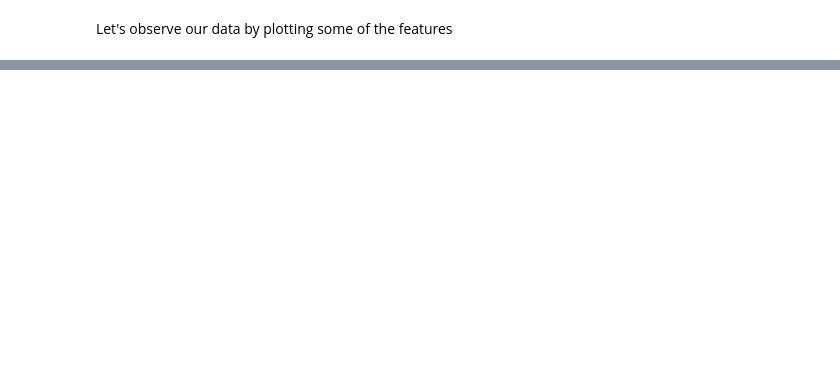
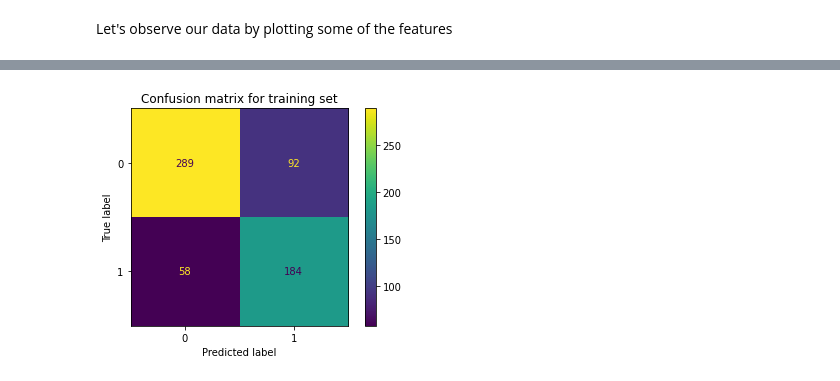
Before and after one commit to pmassouf/Titanic-Competition, a Jupyter notebook: titanic-competition.ipynb, the cells around one changed output, grey strips where cells are left out. Cells and saved outputs as stored; diff of their text form; code cells hidden in the pictures; blank space fills up the shorter version.

```diff
--- a/titanic-competition.ipynb
+++ b/titanic-competition.ipynb
@@ -210,0 +247,6 @@ sns.barplot(x='PassengerId', y='Fare', data=titanic_train)
+# %%
+test_ratio = 0.30
+Y = titanic_train.Survived
+
+X = titanic_train.drop(['Survived', 'PassengerId'], axis = 1)
+X_train, X_val,  Y_train, Y_val = train_test_split(X, Y, test_size=test_ratio, random_state=0)
@@ -210,0 +257,11 @@ sns.barplot(x='PassengerId', y='Fare', data=titanic_train)
+# %%
+from sklearn.linear_model import Perceptron
+
+model = Perceptron(tol=1e-3, random_state=0)
+model.fit(X_train, Y_train)
+display(X_train)
+Y_train_pred = model.predict(X_train)
+print("train accuracy ", sklearn.metrics.accuracy_score(Y_train_pred, Y_train))
+
+Y_val_pred = model.predict(X_val)
+print("val accuracy", sklearn.metrics.accuracy_score(Y_val_pred, Y_val))
@@ -210,0 +305,8 @@ sns.barplot(x='PassengerId', y='Fare', data=titanic_train)
+# %%
+from sklearn.metrics import ConfusionMatrixDisplay
+
+ConfusionMatrixDisplay.from_predictions(Y_train, Y_train_pred)
+plt.title('Confusion matrix for training set' )
+plt.show()
+# %% [output]
+[figure, added]
```
Also changed, not shown: parts of 19 cells of this notebook.
